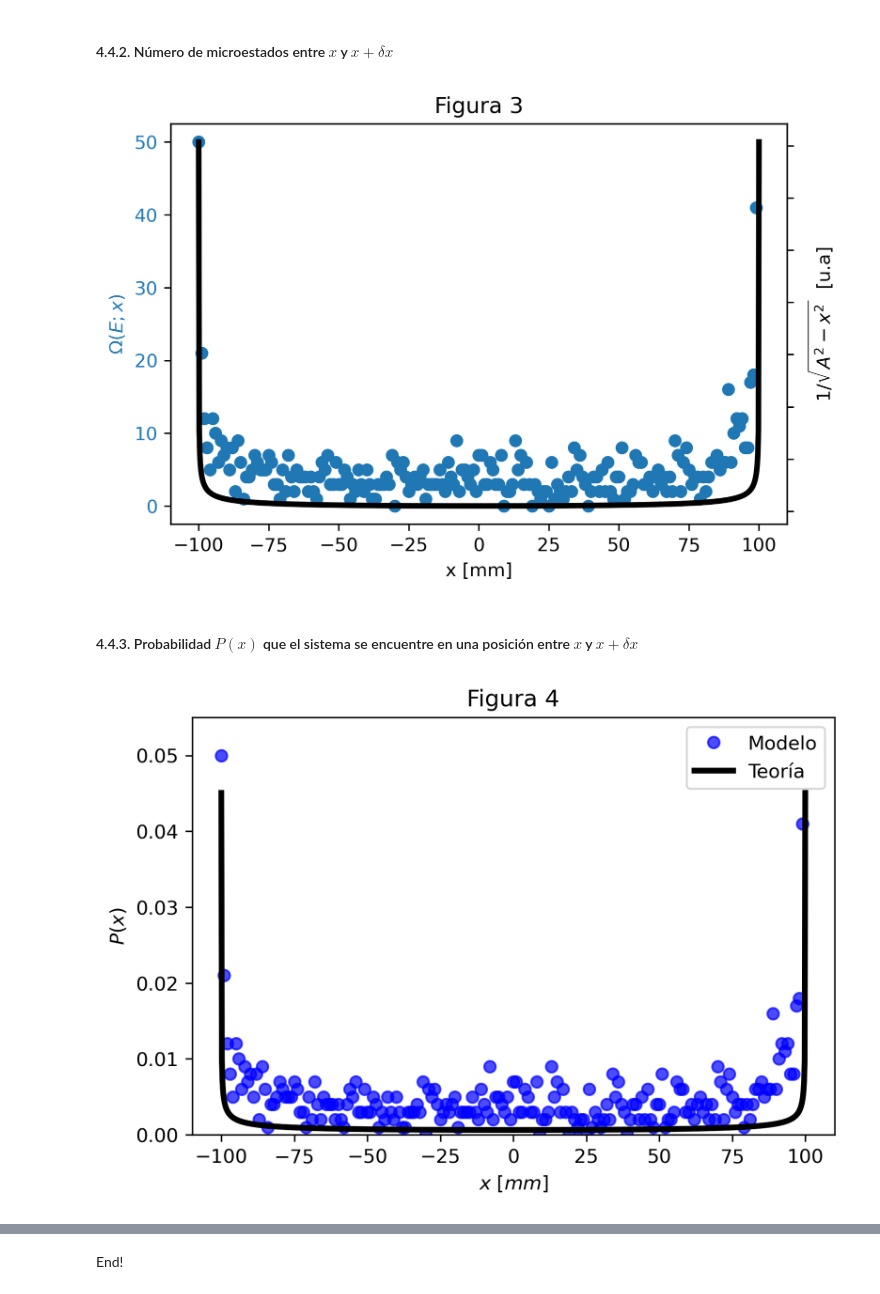
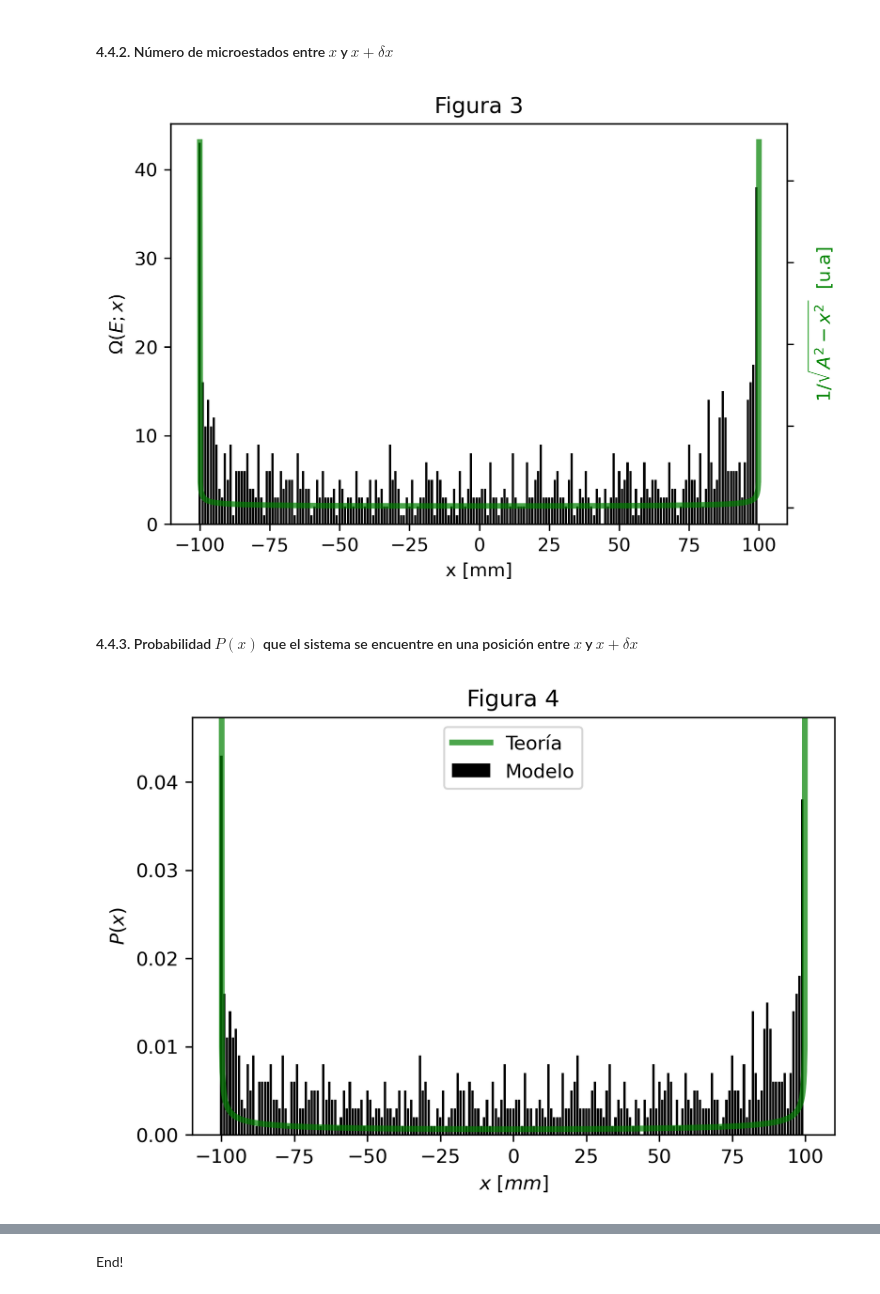
Before and after one commit to davidalejandromiranda/StatisticalPhysics, a Jupyter notebook: notebooks/es_PenduloSimpleEspacioFase.ipynb, the cells around one changed output, grey strips where cells are left out. Saved outputs shown, nothing was run; the diff lists cells and outputs as text; code cells hidden in the pictures.

```diff
--- a/notebooks/es_PenduloSimpleEspacioFase.ipynb
+++ b/notebooks/es_PenduloSimpleEspacioFase.ipynb
@@ -21,7 +21,7 @@ Se quiere obtener el número de estados $\Omega(E;x)$ para los cuales el sistema
 m = 1e-5 # kg
 A = 1e-1 # m
 w = 2 * np.pi * 1e6 # rad/s
-x = np.linspace(-0.9999*A, 0.9999*A, 1000)
+x = np.linspace(-0.99999*A, 0.99999*A, 1000)
 p = m * w * np.sqrt( A**2 - x**2 )
 # %% [markdown]
 ## 3. Solución analítica
@@ -108,35 +108,35 @@ x_x, Omega_x = omega(X)
 Omega = sum(Omega_x)
 # %%
 fig, ax1 = plt.subplots(dpi=300)
-color = 'tab:blue'
+color = 'k'
 ax1.set_xlabel('x [mm]')
 ax1.set_ylabel(r'$\Omega(E; x)$', color=color)
-ax1.plot(1e3*x_x, Omega_x, 'o', color=color)
+ax1.bar(x=1e3*x_x, height=Omega_x, color=color)
 ax1.tick_params(axis='y', labelcolor=color)
 
 ax2 = ax1.twinx()
-color = 'k'
+color = 'g'
 ax2.set_ylabel(r'$1/\sqrt{A^2 - x^2}$  [u.a]', color=color)
-ax2.plot(1e3*x, 1/np.sqrt(A**2 - x**2), lw=3, color=color)
+ax2.plot(1e3*x, 1/np.sqrt(A**2 - x**2), lw=3, color=color, alpha=0.7)
 ax2.set_yticklabels([])
 
 _ = plt.title('Figura 3')
 # %% [output]
-[figure, old version]
+[figure, new version]
 # %% [markdown]
 #### 4.4.3. Probabilidad $P(x)$ que el sistema se encuentre en una posición entre $x$ y $x + \delta x$
 # %%
 P_ens = Omega_x / Omega
 plt.figure(dpi=300)
-plt.plot(1e3*x_x, P_ens, 'ob', label='Modelo', alpha=0.7)
-plt.plot(1e3*x, P_teo, 'k', lw=3, label='Teoría')
+plt.bar(x=1e3*x_x, height=P_ens, color='k', label='Modelo')
+plt.plot(1e3*x, P_teo, 'g', lw=3, label='Teoría', alpha=0.7)
 plt.xlabel(r'$x$ $[mm]$')
 plt.ylabel(r'$P(x)$')
 plt.axis([-1.1e3*A, 1.1e3*A, 0, 1.1*max(P_ens)])
 plt.legend()
 _ = plt.title('Figura 4')
 # %% [output]
-[figure, old version]
+[figure, new version]
 # %% [markdown]
 ## 5. Preguntas de autoexplicación
 
```
Also changed, not shown: parts of 4 cells of this notebook.
